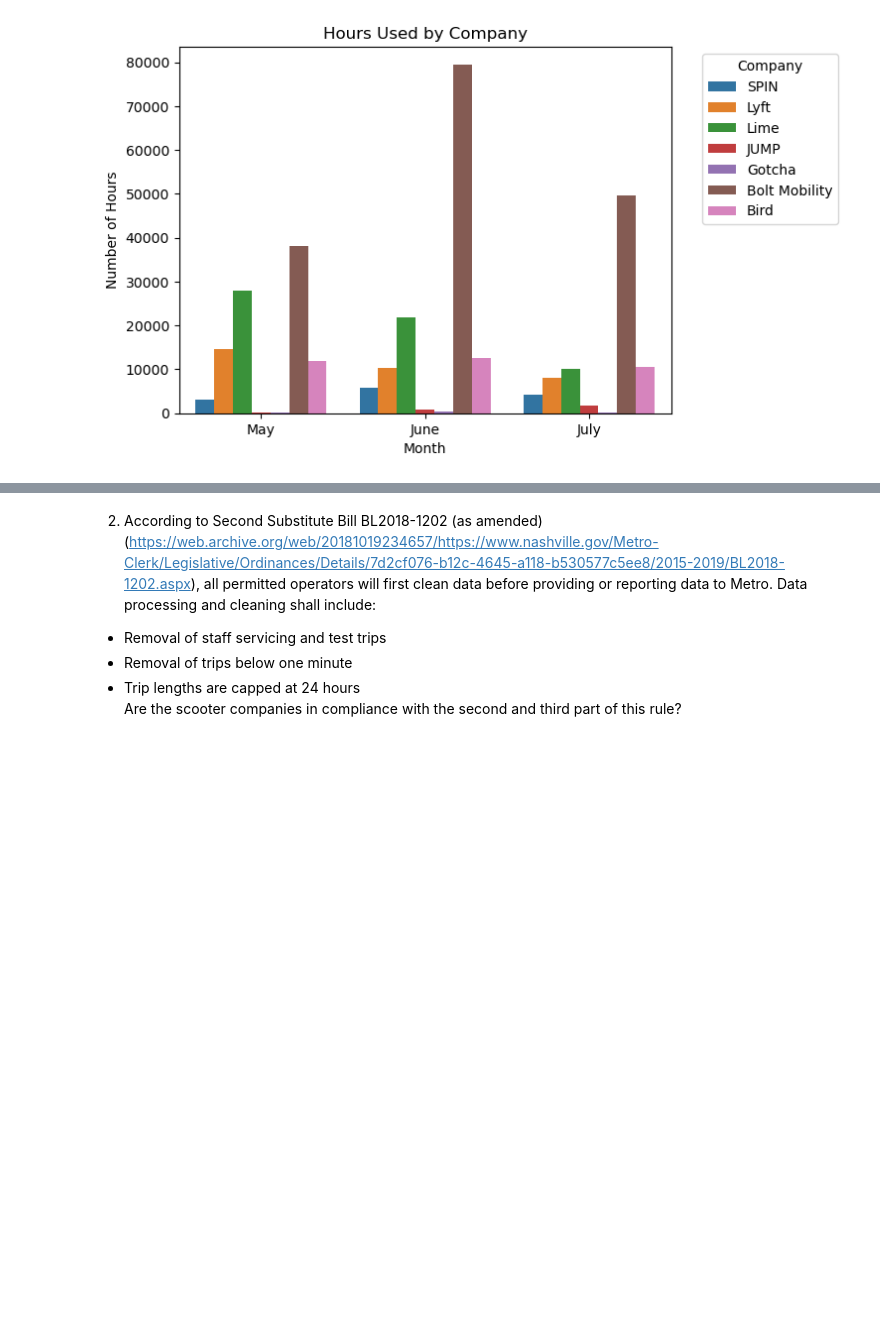
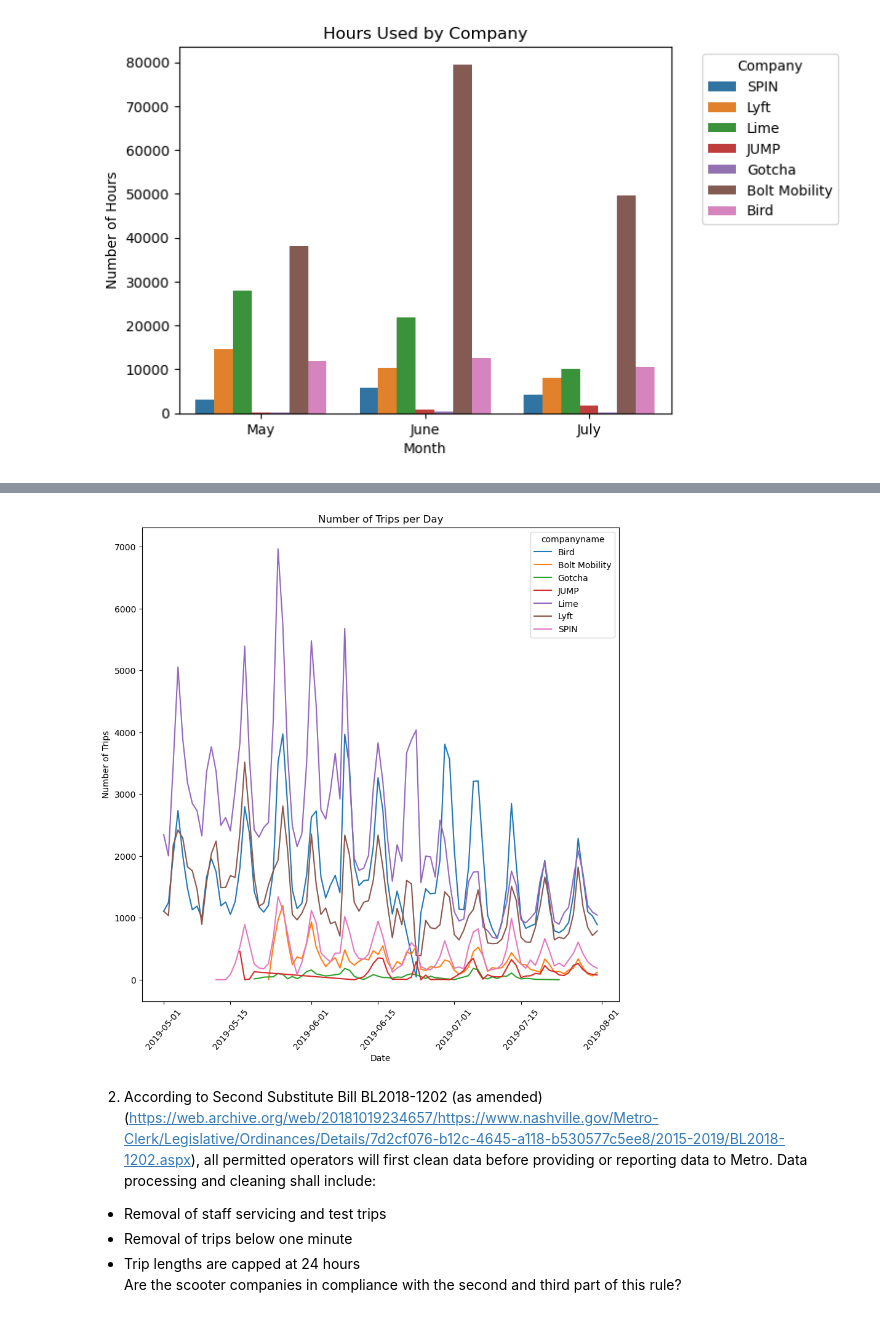
Before and after one commit to NSS-Data-Analytics-Cohort-10/scooters-group-6, a Jupyter notebook: notebook/scooters.ipynb, the cells around one changed output, grey strips where cells are left out. Saved outputs shown, nothing was run; the diff lists cells and outputs as text; code cells hidden in the pictures; blank space fills up the shorter version.

```diff
--- a/notebook/scooters.ipynb
+++ b/notebook/scooters.ipynb
@@ -178,0 +179,10 @@ print(company_trips)
+# %%
+q1='''
+select count(distinct triprecordnum), companyname
+from trips
+where pubtimestamp < '2019-06-01 00:00:00'
+group by companyname
+'''
+
+with engine.connect() as connection:
+    test = pd.read_sql(text(q1), con = connection)
@@ -248,0 +270,4 @@ plt.savefig('tripsbyday.png');
+# %%
+numb_trips=numb_trips.groupby(['companyname','startdate'])['triprecordnum'].count()
+numb_trips=numb_trips.reset_index() #kept getting an error when trying to sort values, reseting index worked idk why
+numb_trips
@@ -249,3 +288,14 @@ plt.savefig('tripsbyday.png');
+# %%
+fig, ax=plt.subplots(figsize=(10,10))
+sns.lineplot(x='startdate',y='num_trips',data=numb_trips,hue='companyname',ax=ax) #hue adds a line for each company https://seaborn.pydata.org/generated/seaborn.scatterplot.html
+plt.title('Number of Trips per Day')
+plt.ylabel('Number of Trips')
+plt.xlabel('Date')
+#plt.legend(title='Company',bbox_to_anchor=(1.28, 1))
+plt.xticks(rotation = 50)
+plt.savefig('tripsbyday.png');
+# %% [output]
+[figure, added]
 # %% [markdown]
 2. According to Second Substitute Bill BL2018-1202 (as amended) (https://web.archive.org/web/20181019234657/https://www.nashville.gov/Metro-Clerk/Legislative/Ordinances/Details/7d2cf076-b12c-4645-a118-b530577c5ee8/2015-2019/BL2018-1202.aspx), all permitted operators will first clean data before providing or reporting data to Metro. Data processing and cleaning shall include:
 * Removal of staff servicing and test trips
```
Also changed, not shown: parts of 12 cells of this notebook.
